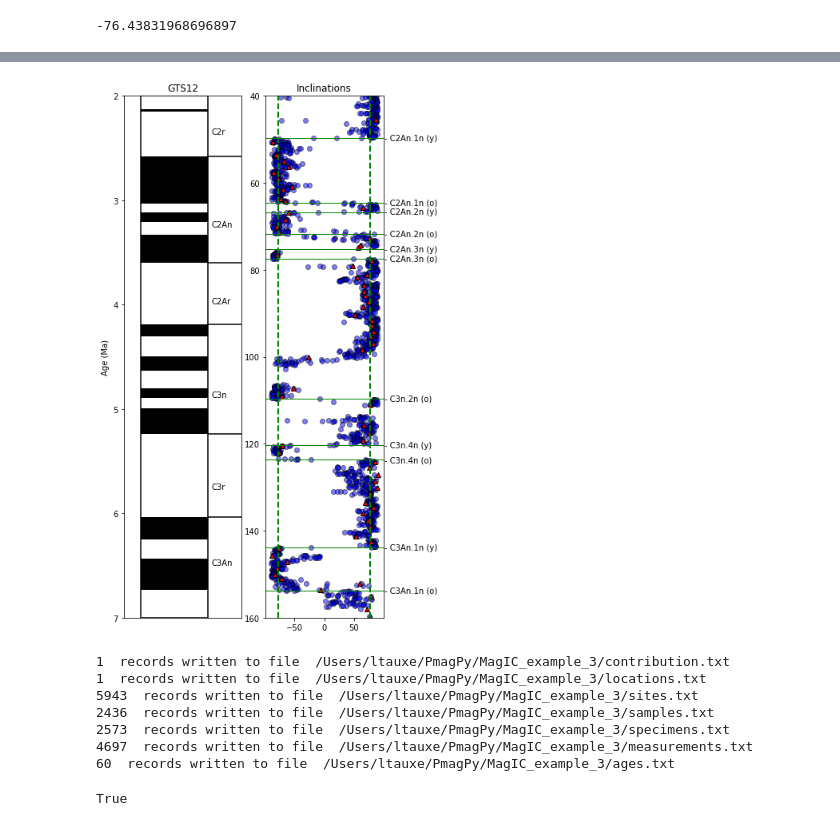
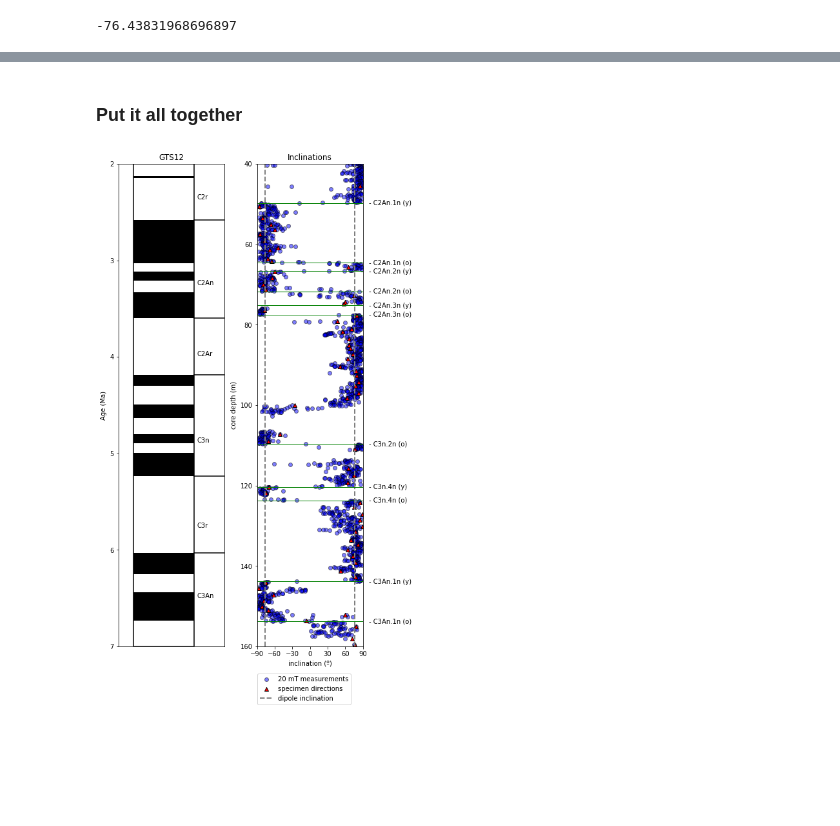
Before and after one commit to PmagPy/2023_MagIC_Tutorial, a Jupyter notebook: 3_PmagPy_in_action/magnetostratigraphy/magnetostratigraphy.ipynb, the cells around one changed output, grey strips where cells are left out. Drawn from its saved outputs; the diff is of its cells as text; code cells hidden in the pictures; blank space fills up the shorter version.

```diff
--- a/3_PmagPy_in_action/magnetostratigraphy/magnetostratigraphy.ipynb
+++ b/3_PmagPy_in_action/magnetostratigraphy/magnetostratigraphy.ipynb
@@ -165,3 +156,4 @@ The age table has only height (not depth) so we need to do a conversion.
 # %%
-# note that
+depth_min = 40
+depth_max = 160
 ages = ages[(ages['tiepoint_height']<-depth_min)&(ages['tiepoint_height']>-depth_max)]
@@ -168,38 +198,38 @@ ages = ages[(ages['tiepoint_height']<-depth_min)&(ages['tiepoint_height']>-depth
+# %% [markdown]
+### Put it all together
 # %%
+fig = plt.figure(figsize=(7,12)) # make the figure
+ax1 = fig.add_subplot(1,2,1) # make the first of two subplots
+pmagplotlib.plot_ts(ax1,2,7,timescale='gts12') # plot on the time scale
 
-fig=plt.figure(1,(9,12)) # make the figure
-ax1=fig.add_subplot(131) # make the first of three subplots
-pmagplotlib.plot_ts(ax1,2,7,timescale='gts12') # plot on the time scale
-ax2=fig.add_subplot(132) # make the second of three subplots
-plt.plot(measurements_20mT.dir_inc,measurements_20mT.core_depth,'bo',markeredgecolor='black',alpha=.5)
-plt.plot(specimens.dir_inc,specimens.core_depth,'r^',markeredgecolor='black')
+ax2 = fig.add_subplot(122) # make the second of two subplots
+plt.scatter(measurements_20mT['dir_inc'],
+            measurements_20mT['core_depth'],
+            c='blue', marker='o', edgecolors='black',alpha=.5,
+            label='20 mT measurements')
+plt.scatter(specimens['dir_inc'],
+            specimens['core_depth'],
+            c='red', marker='^', edgecolors='black',
+            label='specimen directions')
 
+# plot the expected GAD inclination as lines of both polarity
+plt.axvline(gad_inc,color='grey',linestyle='dashed',linewidth=2,
+            label='dipole inclination')
+plt.axvline(-gad_inc,color='grey',linestyle='dashed',linewidth=2)
+
+# plot the age tiepoint values
+pmagplotlib.label_tiepoints(ax2,100,ages.tiepoint.values,-1*ages.tiepoint_height.values,lines=True)
+
+plt.legend(loc=(0,-0.12))
+
+ax2.set_xticks([-90,-60,-30,0,30,60,90])
+plt.xlabel('inclination (º)')
+plt.ylabel('core depth (m)')
+plt.title('Inclinations')
 plt.ylim(depth_max,depth_min)
-# calculate the geocentric axial dipole field for the site latitude
-
-# put it on the plot as a green dashed line
-plt.axvline(gad_inc,color='green',linestyle='dashed',linewidth=2)
-plt.axvline(-gad_inc,color='green',linestyle='dashed',linewidth=2)
-plt.title('Inclinations')
-pmagplotlib.label_tiepoints(ax2,100,ages.tiepoint.values,-1*ages.tiepoint_height.values,lines=True)
-#
+plt.xlim(-90,90)
+plt.tight_layout()
+plt.savefig('IODP_magstrat.pdf')
+plt.show()
 # %% [output]
-[figure, old version]
+[figure, new version]
-# %%
-dir_path='MagIC_example_3' # set the path to your working directory
-depth_min, depth_max= 40, 160 # set the core depth bounds as required
-# First get the file from MagIC into your working directory:
-magic_id='16761'
-magic_contribution='magic_contribution_'+magic_id+'.txt' # set the file name string
-ipmag.download_magic_from_id(magic_id) # download the contribution from MagIC
-os.rename(magic_contribution, dir_path+'/'+magic_contribution) # move the contribution to the directory
- # unpack the file
-# %% [output]
-1  records written to file  /Users/ltauxe/PmagPy/MagIC_example_3/contribution.txt
-1  records written to file  /Users/ltauxe/PmagPy/MagIC_example_3/locations.txt
-5943  records written to file  /Users/ltauxe/PmagPy/MagIC_example_3/sites.txt
-2436  records written to file  /Users/ltauxe/PmagPy/MagIC_example_3/samples.txt
-2573  records written to file  /Users/ltauxe/PmagPy/MagIC_example_3/specimens.txt
-4697  records written to file  /Users/ltauxe/PmagPy/MagIC_example_3/measurements.txt
-60  records written to file  /Users/ltauxe/PmagPy/MagIC_example_3/ages.txt
-True
```
Also changed, not shown: parts of 20 cells of this notebook, 1 other file.
